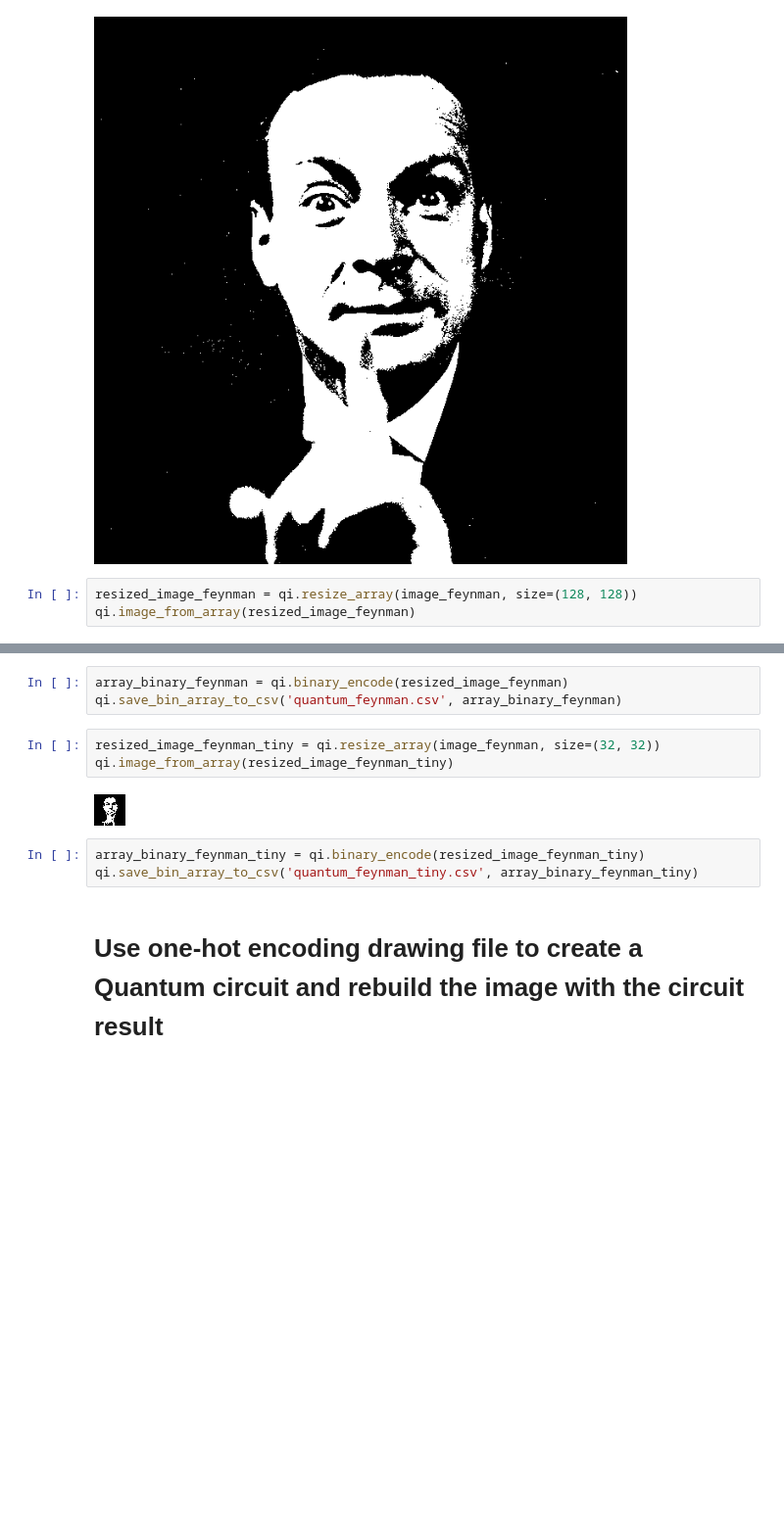
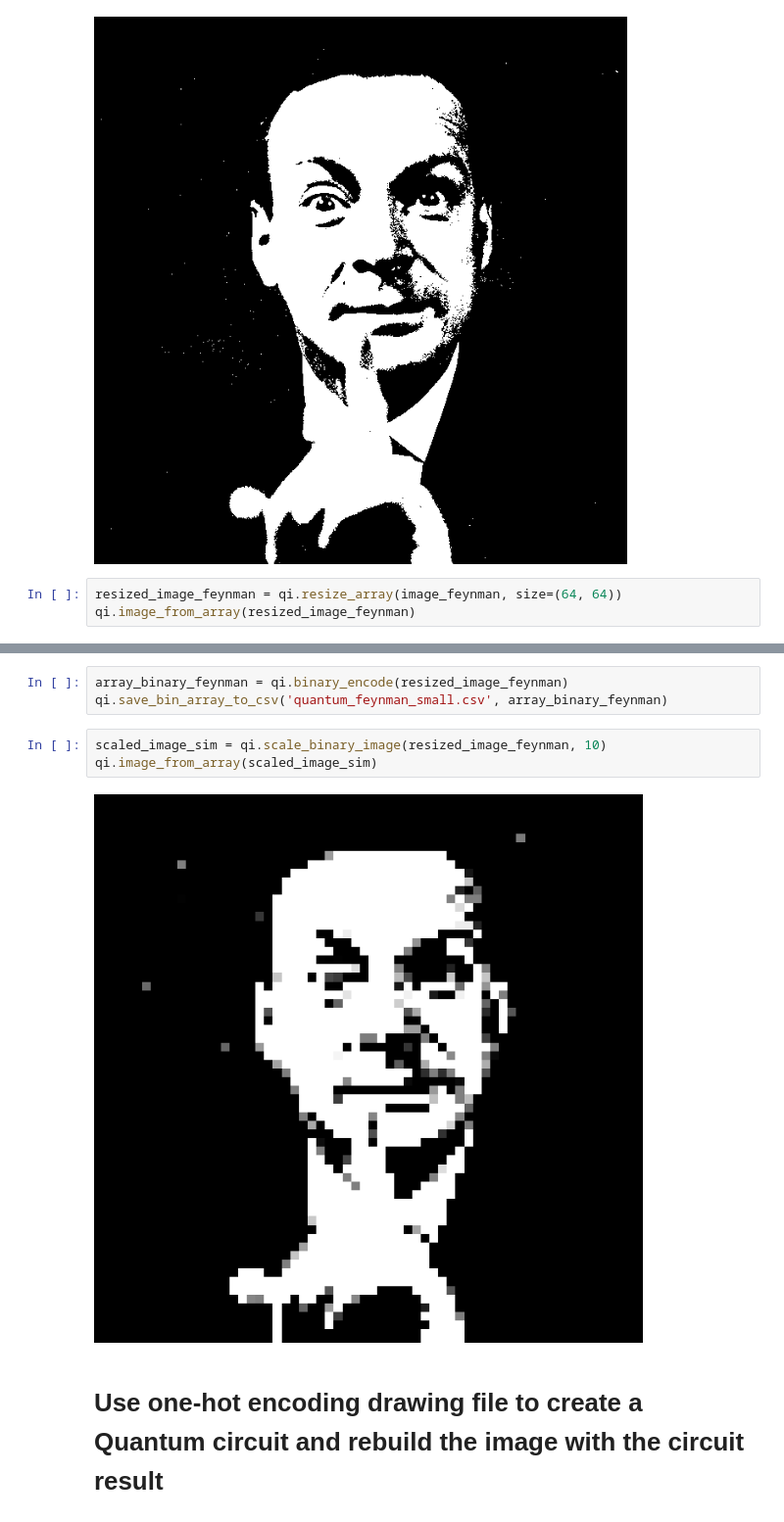
Before and after one commit to sergiomtzlosa/docker-qiskit, a Jupyter notebook: qiskit-jupyter/notebooks/quantum-drawing/quantum-drawer-feynman-2.ipynb, the cells around one changed output, grey strips where cells are left out. Shown at 98% size. Saved outputs shown, nothing was run; the diff lists cells and outputs as text; blank space fills up the shorter version.

```diff
--- a/qiskit-jupyter/notebooks/quantum-drawing/quantum-drawer-feynman-2.ipynb
+++ b/qiskit-jupyter/notebooks/quantum-drawing/quantum-drawer-feynman-2.ipynb
@@ -15,21 +15,18 @@ qi.image_from_array(image_feynman)
 # %% [output]
 [figure]
 # %%
-resized_image_feynman = qi.resize_array(image_feynman, size=(128, 128))
+resized_image_feynman = qi.resize_array(image_feynman, size=(64, 64))
 qi.image_from_array(resized_image_feynman)
 # %% [output]
 [figure]
 # %%
 array_binary_feynman = qi.binary_encode(resized_image_feynman)
-qi.save_bin_array_to_csv('quantum_feynman.csv', array_binary_feynman)
+qi.save_bin_array_to_csv('quantum_feynman_small.csv', array_binary_feynman)
-# %%
-resized_image_feynman_tiny = qi.resize_array(image_feynman, size=(32, 32))
-qi.image_from_array(resized_image_feynman_tiny)
-# %% [output]
-[figure, removed]
-# %%
-array_binary_feynman_tiny = qi.binary_encode(resized_image_feynman_tiny)
-qi.save_bin_array_to_csv('quantum_feynman_tiny.csv', array_binary_feynman_tiny)
+# %%
+scaled_image_sim = qi.scale_binary_image(resized_image_feynman, 10)
+qi.image_from_array(scaled_image_sim)
+# %% [output]
+[figure, added]
 # %% [markdown]
 # Use one-hot encoding drawing file to create a Quantum circuit and rebuild the image with the circuit result
 # %% [markdown]
```
Also changed, not shown: parts of 2 cells of this notebook, 8 other files.
